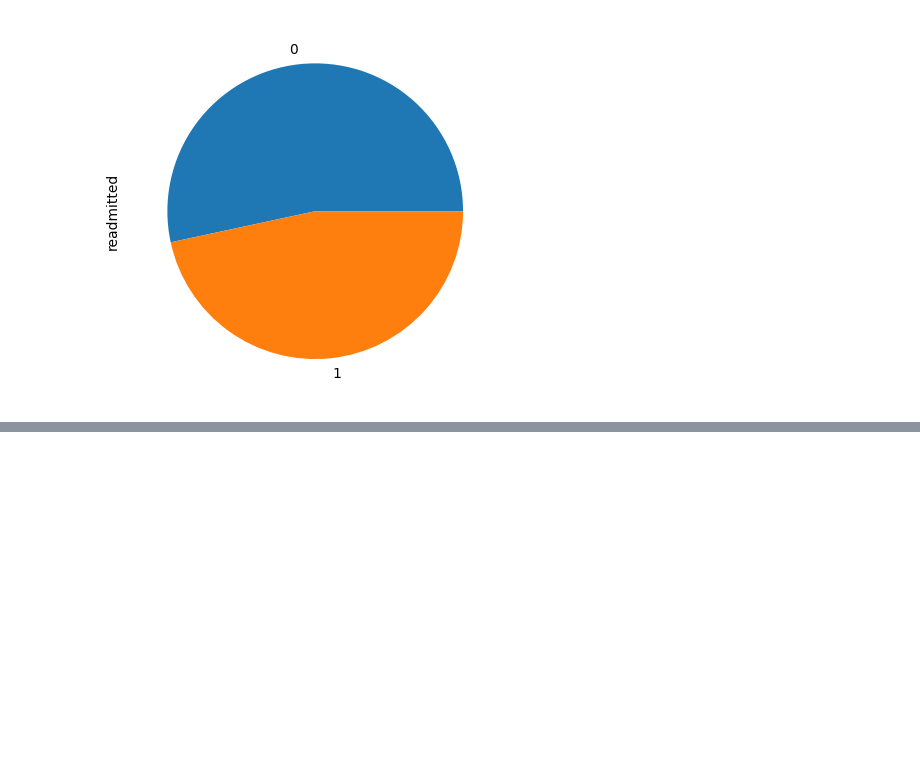
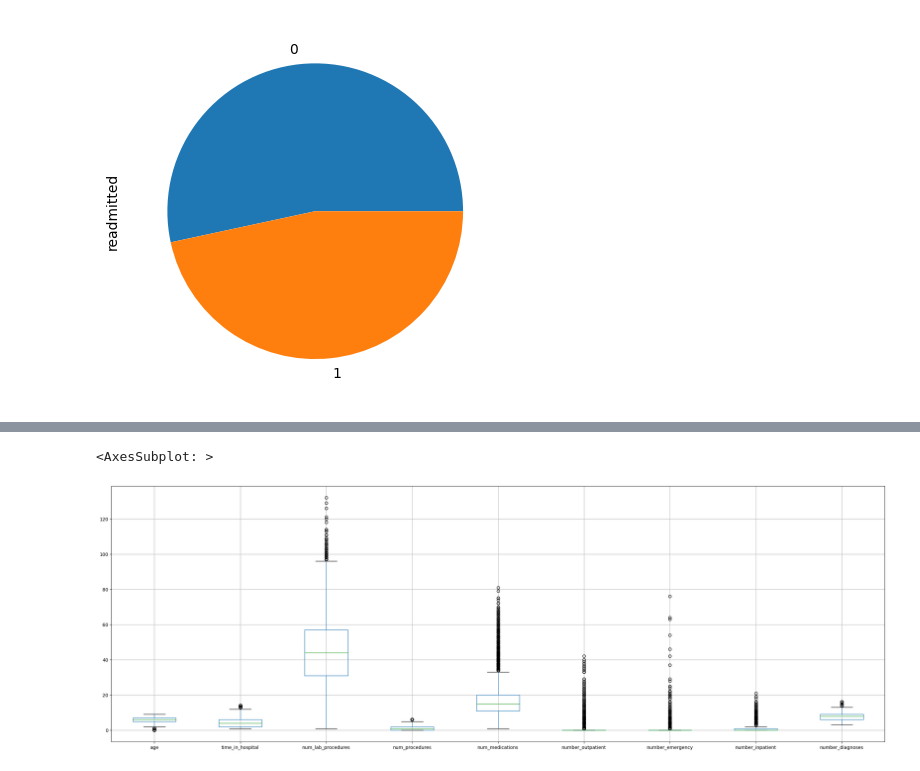
Before and after one commit to mjovanovic9999/ML, a Jupyter notebook: I/notebook/main.ipynb, the cells around one changed output, grey strips where cells are left out. Saved outputs shown, nothing was run; the diff lists cells and outputs as text; code cells hidden in the pictures; blank space fills up the shorter version.

```diff
--- a/I/notebook/main.ipynb
+++ b/I/notebook/main.ipynb
@@ -425,3 +435,16 @@ def feature_importance(df):
+# %%
+non_categorical_cols=['age','weight','time_in_hospital','num_lab_procedures','num_procedures','num_medications',
+                    'number_outpatient','number_emergency','number_inpatient','number_diagnoses','patient_nbr','diag_1','diag_2','diag_3']
+
+def set_cat_dtype(df, non_cat_cols):
+    for col in df.columns:
+        if col not in non_cat_cols:
+            df[col]=df[col].astype('category')
+
+set_cat_dtype(dataframe,non_categorical_cols)
+set_cat_dtype(dataframe_label,non_categorical_cols)
+set_cat_dtype(dataframe_onehot,non_categorical_cols)
+set_cat_dtype(dataframe_onehot_plus,non_categorical_cols)
 # %% [markdown]
 3. Algoritmi za klasifikaciju
 
@@ -751,0 +900,6 @@ dataframe_label_binary_mean_normalized.head()
+# %%
+to_plot=[x for x in non_categorical_cols if x not in ['patient_nbr','diag_1','diag_2','diag_3','weight','']]
+dataframe_label_binary.boxplot(column=to_plot, figsize=(30,10))
+# %% [output]
+<AxesSubplot: >
+[figure, added]
```
Also changed, not shown: parts of 37 cells of this notebook.
